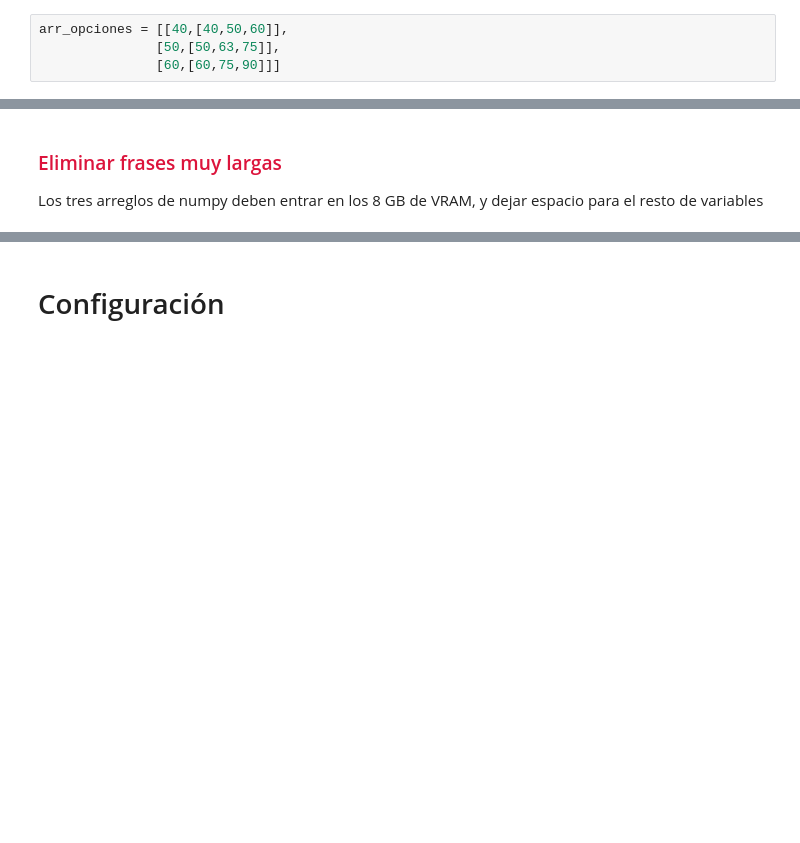
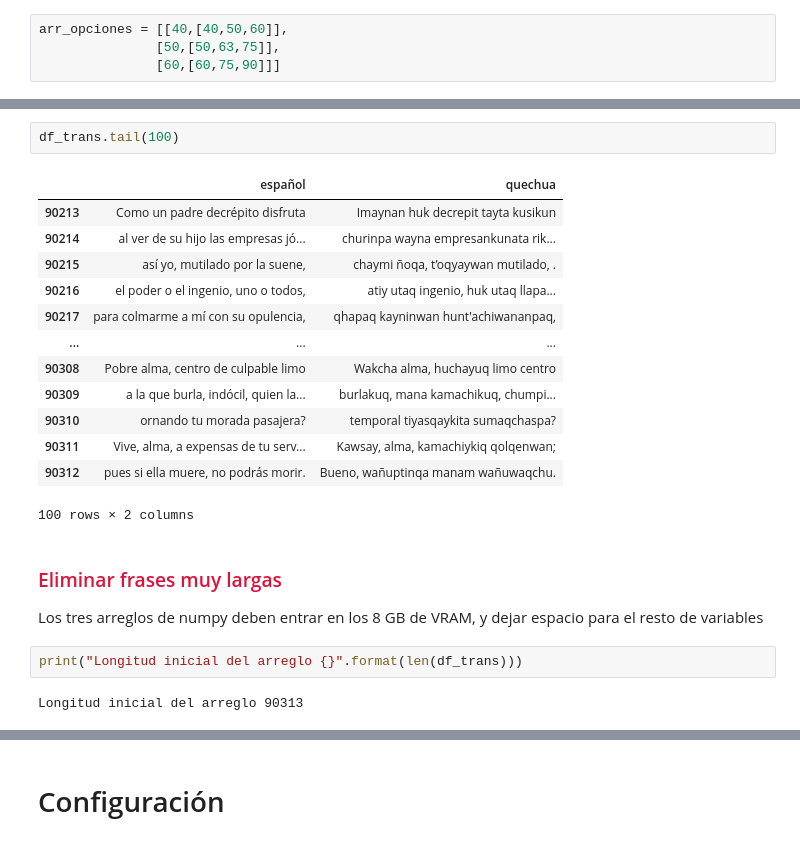
Before and after one commit to JRXYZ/Traductor-Quechua-Espa-ol-Espa-ol-Quechua, a Jupyter notebook: Entrena spanish - quechua GPU-v2.ipynb, the cells around one changed output, grey strips where cells are left out. Cells and saved outputs as stored; diff of their text form; blank space fills up the shorter version.

```diff
--- a/Entrena spanish - quechua GPU-v2.ipynb
+++ b/Entrena spanish - quechua GPU-v2.ipynb
@@ -85,6 +116,26 @@ df_trans
+# %%
+df_trans.tail(100)
+# %% [output]
+|  | español | quechua |
+| 90213 | Como un padre decrépito disfruta | Imaynan huk decrepit tayta kusikun |
+| 90214 | al ver de su hijo las empresas jó... | churinpa wayna empresankunata rik... |
+| 90215 | así yo, mutilado por la suene, | chaymi ñoqa, t’oqyaywan mutilado, . |
+| 90216 | el poder o el ingenio, uno o todos, | atiy utaq ingenio, huk utaq llapa... |
+| 90217 | para colmarme a mí con su opulencia, | qhapaq kayninwan hunt'achiwananpaq, |
+| ... | ... | ... |
+| 90308 | Pobre alma, centro de culpable limo | Wakcha alma, huchayuq limo centro |
+| 90309 | a la que burla, indócil, quien la... | burlakuq, mana kamachikuq, chumpi... |
+| 90310 | ornando tu morada pasajera? | temporal tiyasqaykita sumaqchaspa? |
+| 90311 | Vive, alma, a expensas de tu serv... | Kawsay, alma, kamachiykiq qolqenwan; |
+| 90312 | pues si ella muere, no podrás morir. | Bueno, wañuptinqa manam wañuwaqchu. |
+100 rows × 2 columns
 # %% [markdown]
 <h3 style="color:crimson">Eliminar frases muy largas</h3>
 <p>Los tres arreglos de numpy deben entrar en los 8 GB de VRAM, y dejar espacio para el resto de variables</p>
+# %%
+print("Longitud inicial del arreglo {}".format(len(df_trans)))
+# %% [output]
+Longitud inicial del arreglo 90313
 # %%
 for index, registro in df_trans.iterrows():
     txt_es = registro[0].strip()
```
Also changed, not shown: parts of 17 cells of this notebook, 31 other files.
